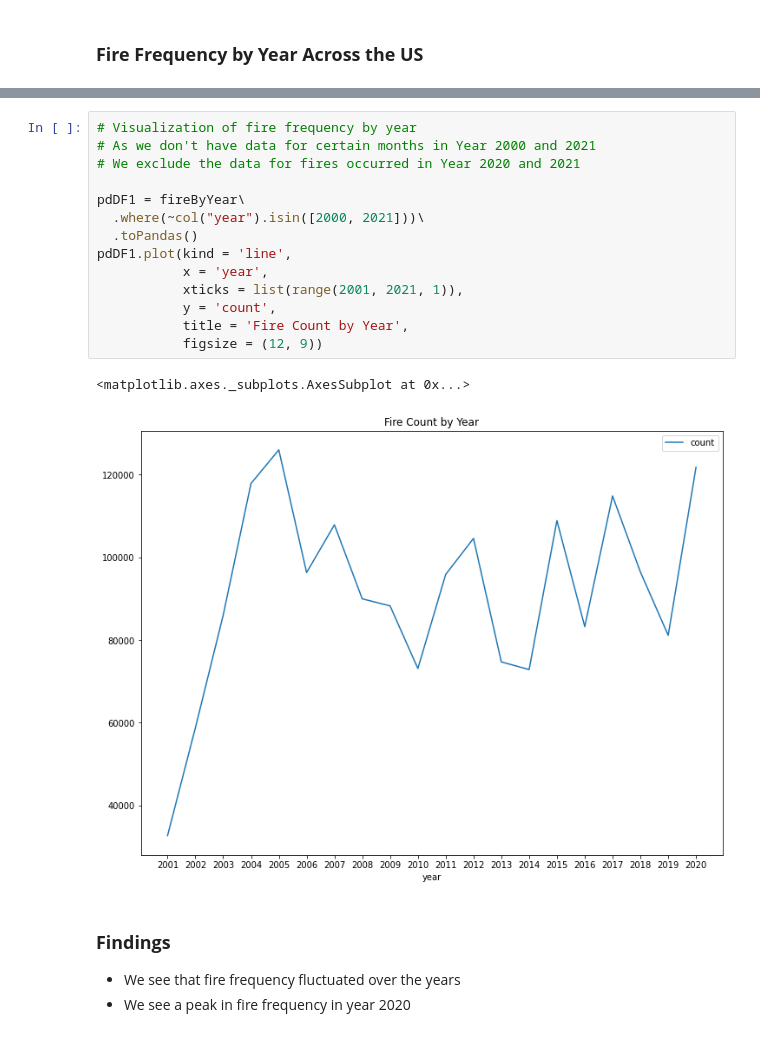
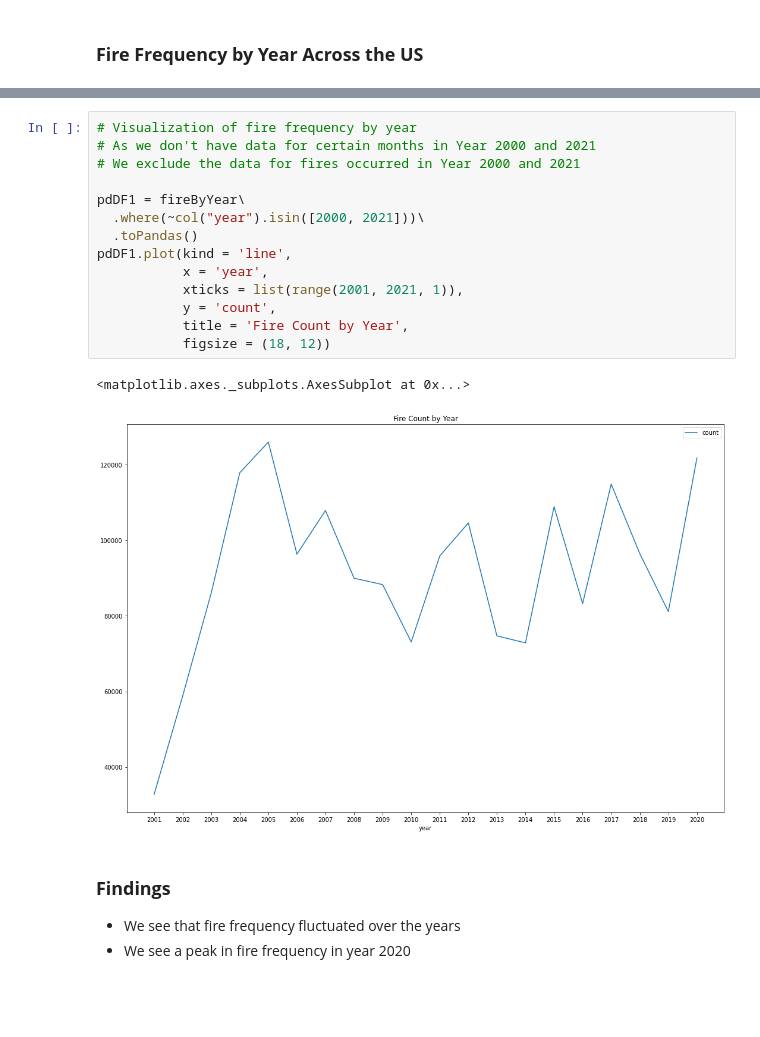
Before and after one commit to penfever/a-world-on-fire, a Jupyter notebook: 002_bd_proj_subei.ipynb, the cells around one changed output, grey strips where cells are left out. Cells and saved outputs as stored; diff of their text form; blank space fills up the shorter version.

```diff
--- a/002_bd_proj_subei.ipynb
+++ b/002_bd_proj_subei.ipynb
@@ -262,20 +264,20 @@ fireByYear.show(22)
 # %%
 # Visualization of fire frequency by year
 # As we don't have data for certain months in Year 2000 and 2021
-# We exclude the data for fires occurred in Year 2020 and 2021
+# We exclude the data for fires occurred in Year 2000 and 2021
 
 pdDF1 = fireByYear\
   .where(~col("year").isin([2000, 2021]))\
   .toPandas()
 pdDF1.plot(kind = 'line',
            x = 'year',
            xticks = list(range(2001, 2021, 1)),
            y = 'count',
            title = 'Fire Count by Year',
-           figsize = (12, 9))
+           figsize = (18, 12))
 # %% [output]
 <matplotlib.axes._subplots.AxesSubplot at 0x...>
-[figure, old version]
+[figure, new version]
 # %% [markdown]
 ### **Findings**
 *   We see that fire frequency fluctuated over the years
```
Also changed, not shown: parts of 18 cells of this notebook.
